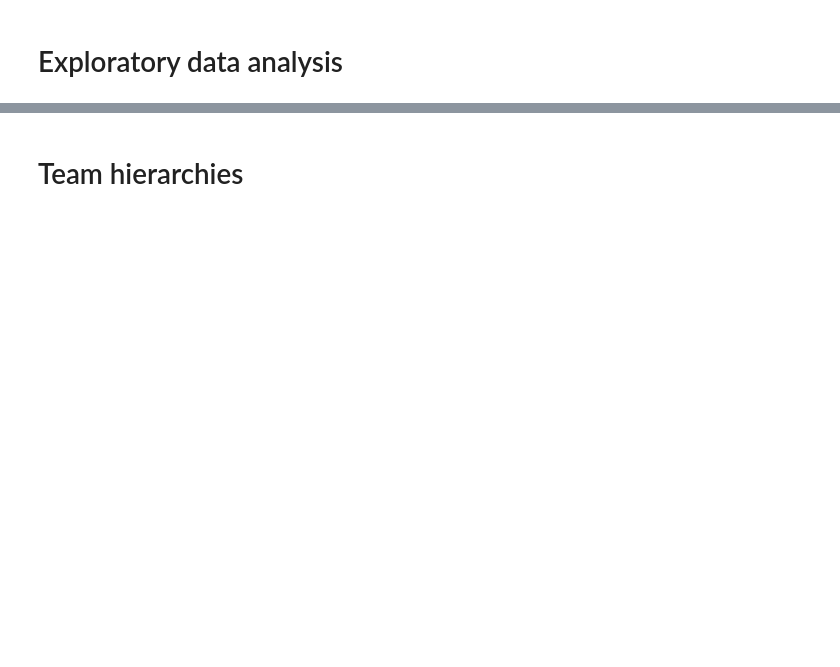
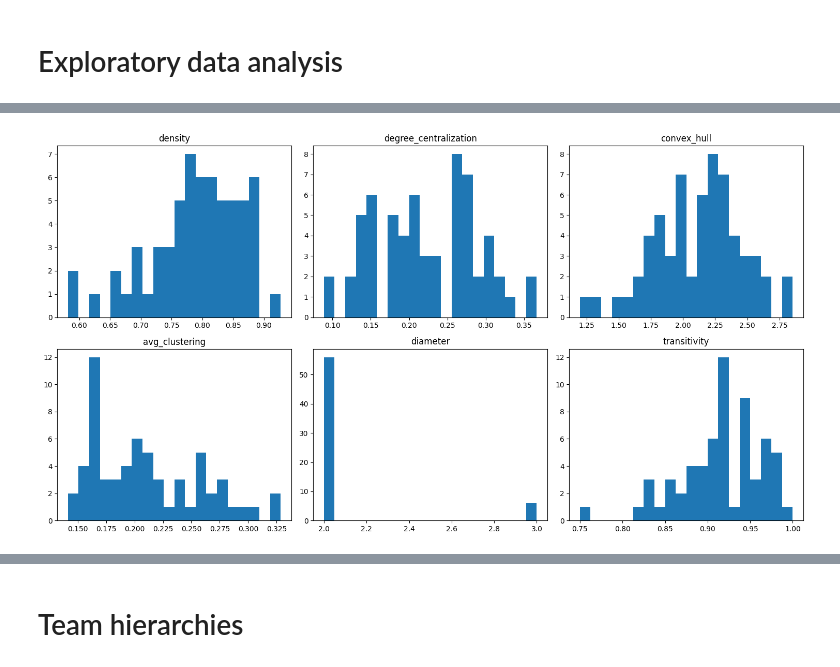
Before and after one commit to paulinagorska-pro/passing_network, a Jupyter notebook: analyses.ipynb, the cells around one changed output, grey strips where cells are left out. Drawn from its saved outputs; the diff is of its cells as text; code cells hidden in the pictures; blank space fills up the shorter version.

Commit message:
Update analyses and tournament data

```diff
--- a/analyses.ipynb
+++ b/analyses.ipynb
@@ -8,5 +15,4 @@ folder = Path("/Users/user/Dropbox/passing_network")
 # %% [markdown]
 # Network data + other indices
 # %%
-
-# Network data + other indices
+df2 = pd.read_excel("/Users/user/Dropbox/passing_network/tournament_data/all.xlsx")
@@ -14,0 +53,20 @@ folder = Path("/Users/user/Dropbox/passing_network")
+# %%
+fig, axes = plt.subplots(2, 3, figsize=(15, 8))
+
+variables = [
+    'density',
+    'degree_centralization',
+    'convex_hull',
+    'avg_clustering',
+    'diameter',
+    'transitivity'
+]
+
+for ax, var in zip(axes.flatten(), variables):
+    ax.hist(df2[var].dropna(), bins=20)
+    ax.set_title(var)
+
+plt.tight_layout()
+plt.show()
+# %% [output]
+[figure, added]
```
Also changed, not shown: parts of 74 cells of this notebook, 1 other file.
